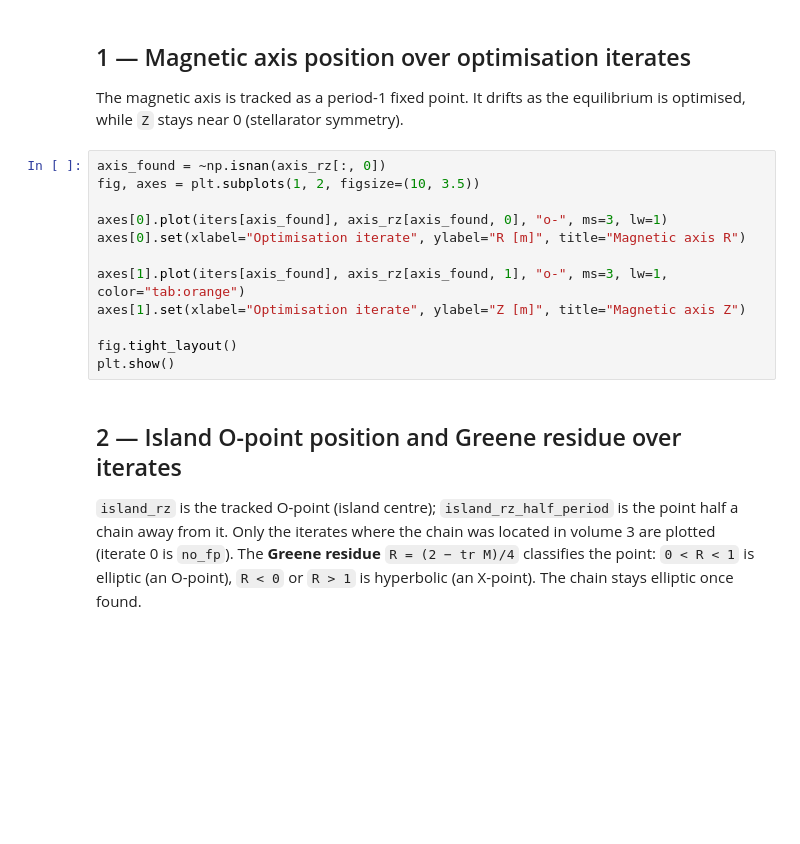
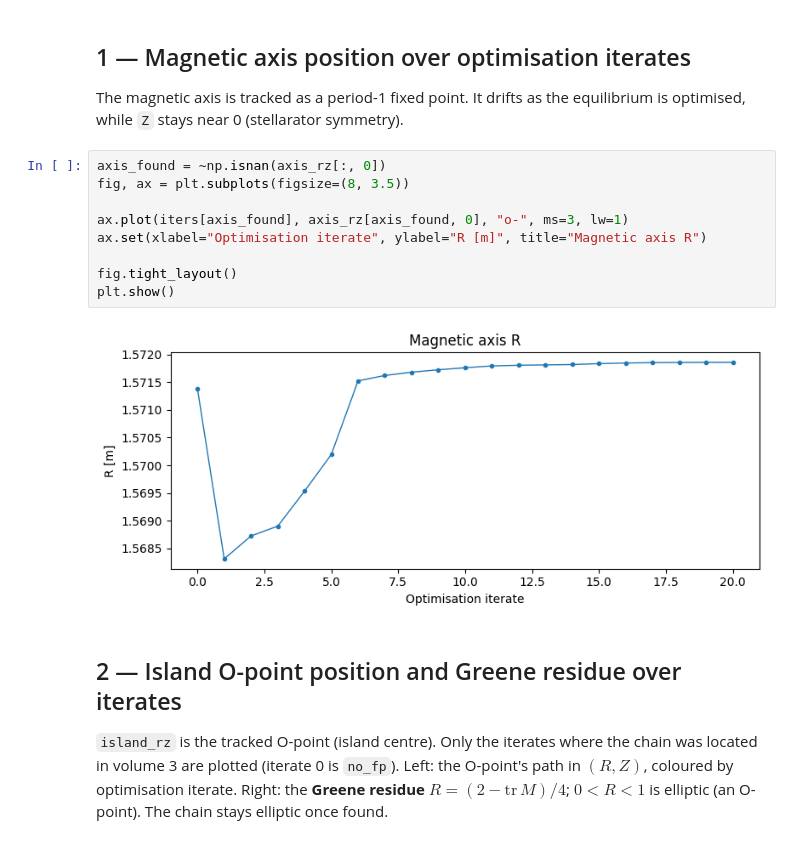
Before and after one commit to ANU-HPC/SPECTRE, a Jupyter notebook: examples/analysis/finding_fixed_points/example.ipynb, the cells around one changed output. Saved outputs shown, nothing was run; the diff lists cells and outputs as text; blank space fills up the shorter version.

```diff
--- a/examples/analysis/finding_fixed_points/example.ipynb
+++ b/examples/analysis/finding_fixed_points/example.ipynb
@@ -53,21 +52,20 @@ The magnetic axis is tracked as a period-1 fixed point. It drifts as the equilib
 while `Z` stays near 0 (stellarator symmetry).
 # %%
 axis_found = ~np.isnan(axis_rz[:, 0])
-fig, axes = plt.subplots(1, 2, figsize=(10, 3.5))
+fig, ax = plt.subplots(figsize=(8, 3.5))
 
-axes[0].plot(iters[axis_found], axis_rz[axis_found, 0], "o-", ms=3, lw=1)
-axes[0].set(xlabel="Optimisation iterate", ylabel="R [m]", title="Magnetic axis R")
-
-axes[1].plot(iters[axis_found], axis_rz[axis_found, 1], "o-", ms=3, lw=1, color="tab:orange")
-axes[1].set(xlabel="Optimisation iterate", ylabel="Z [m]", title="Magnetic axis Z")
+ax.plot(iters[axis_found], axis_rz[axis_found, 0], "o-", ms=3, lw=1)
+ax.set(xlabel="Optimisation iterate", ylabel="R [m]", title="Magnetic axis R")
 
 fig.tight_layout()
 plt.show()
+# %% [output]
+[figure, added]
 # %% [markdown]
 ## 2 — Island O-point position and Greene residue over iterates
 
-`island_rz` is the tracked O-point (island centre); `island_rz_half_period` is the point half a
-chain away from it. Only the iterates where the chain was located in volume 3 are plotted (iterate 0
-is `no_fp`). The **Greene residue** `R = (2 − tr M)/4` classifies the point: `0 < R < 1` is elliptic
-(an O-point), `R < 0` or `R > 1` is hyperbolic (an X-point). The chain stays elliptic once found.
+`island_rz` is the tracked O-point (island centre). Only the iterates where the chain was located
+in volume 3 are plotted (iterate 0 is `no_fp`). Left: the O-point's path in $(R, Z)$, coloured by
+optimisation iterate. Right: the **Greene residue** $R = (2 - \mathrm{tr}\,M)/4$;
+$0 < R < 1$ is elliptic (an O-point). The chain stays elliptic once found.
 # %%
```
Also changed, not shown: parts of 7 cells of this notebook, 3 other files.
